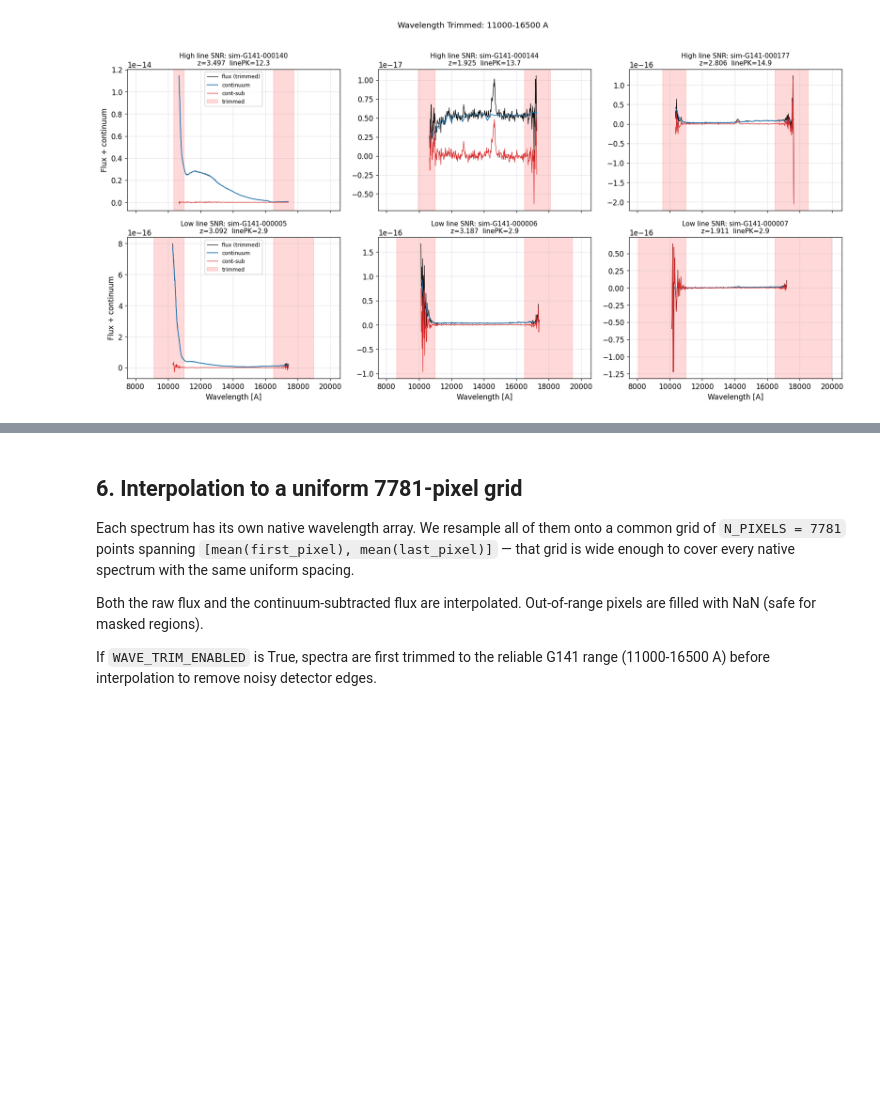
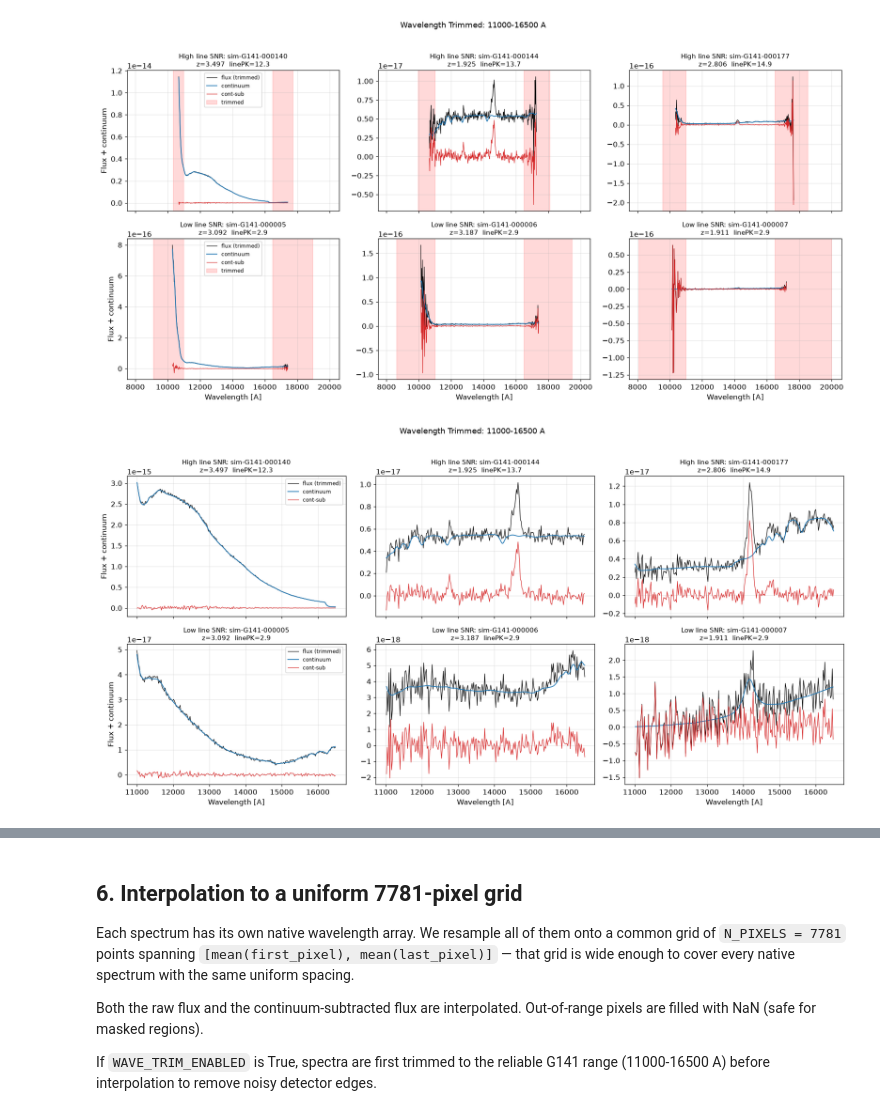
Before and after one commit to CliveKBinu/specpt-hst-sim, a Jupyter notebook: notebooks/01_data_exploration_and_training_format.ipynb, the cells around one changed output, grey strips where cells are left out. Drawn from its saved outputs; the diff is of its cells as text; code cells hidden in the pictures; blank space fills up the shorter version.

```diff
--- a/notebooks/01_data_exploration_and_training_format.ipynb
+++ b/notebooks/01_data_exploration_and_training_format.ipynb
@@ -432,3 +433,48 @@ else:
     print("Wavelength trimming disabled - skipping visualization.")
 # %% [output]
 [figure]
+# %%
+if WAVE_TRIM_ENABLED:
+    fig, axes = plt.subplots(2, 3, figsize=(16, 8), sharex=True)
+
+    for col, idxs, title_prefix in [
+        (0, high_idx, "High line SNR"),
+        (1, low_idx,  "Low line SNR"),
+    ]:
+        row_axes = axes[col]
+        for j, i in enumerate(idxs):
+            ax = row_axes[j]
+            wl = np.asarray(master_data.loc[i, 'wave_a'])
+            fl = np.asarray(master_data.loc[i, 'track_a_flam'])
+            co = np.asarray(master_data.loc[i, 'track_a_cont'])
+            z  = master_data.loc[i, 'redshift']
+            lp = master_data.loc[i, 'line_peak_snr']
+            gid = master_data.loc[i, 'grism_id']
+
+            # ✅ Apply wavelength trim mask
+            trim_mask = (wl >= WAVE_MIN) & (wl <= WAVE_MAX)
+            wl = wl[trim_mask]
+            fl = fl[trim_mask]
+            co = co[trim_mask]
+
+            # Plot valid (non-NaN) data
+            valid = ~np.isnan(fl)
+            if valid.any():
+                ax.plot(wl[valid], fl[valid], 'k', lw=0.8, label='flux (trimmed)')
+                ax.plot(wl[valid], co[valid], 'C0', lw=1.2, label='continuum')
+                ax.plot(wl[valid], fl[valid] - co[valid], 'C3', lw=0.8, label='cont-sub')
+
+            ax.set_title(f"{title_prefix}: {gid}\nz={z:.3f}  linePK={lp:.1f}", fontsize=10)
+            ax.grid(True, alpha=0.3)
+            if j == 0:
+                ax.legend(fontsize=8, loc='best')
+            if col == 1:
+                ax.set_xlabel("Wavelength [A]")
+            if j == 0:
+                ax.set_ylabel("Flux + continuum")
+
+    plt.suptitle(f"Wavelength Trimmed: {WAVE_MIN}-{WAVE_MAX} A", fontsize=12, y=1.02)
+    plt.tight_layout()
+    plt.show()
+# %% [output]
+[figure, added]
```
Also changed, not shown: parts of 7 cells of this notebook, 20 other files.
